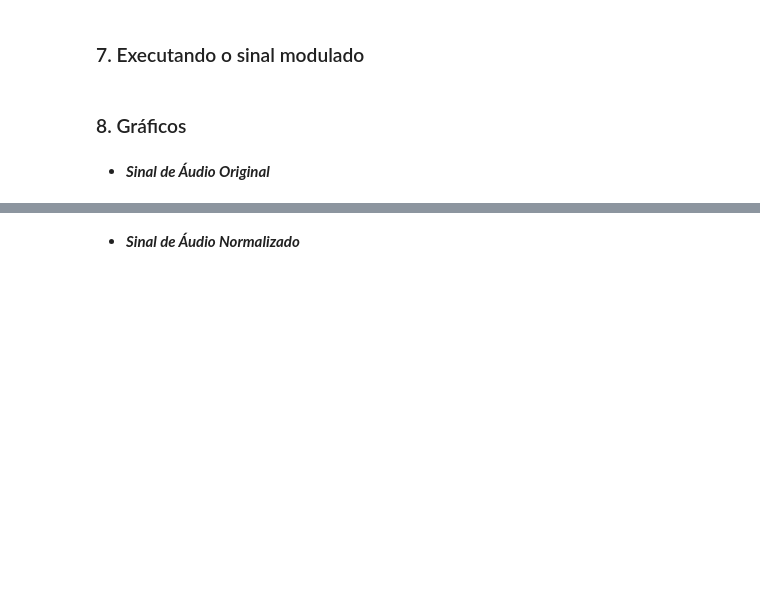
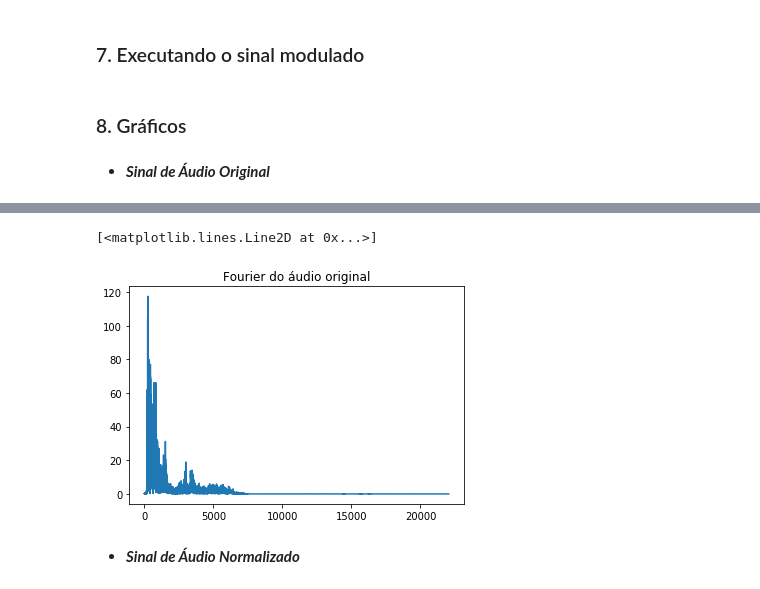
Before and after one commit to williamars/camadaFisica, a Jupyter notebook: Projeto Modulação AM/aplication.ipynb, the cells around one changed output, grey strips where cells are left out. Saved outputs shown, nothing was run; the diff lists cells and outputs as text; code cells hidden in the pictures; blank space fills up the shorter version.

```diff
--- a/Projeto Modulação AM/aplication.ipynb
+++ b/Projeto Modulação AM/aplication.ipynb
@@ -104,8 +111,10 @@ sd.wait()
 # %%
-# X, Y = mySignal.calcFFT(yAudio, fs)
-# plt.title("Fourier do áudio original")
-# plt.plot(X, np.abs(Y))
-# plt.xlim(0, 5000)
+X, Y = mySignal.calcFFT(yAudio, fs)
+plt.title("Fourier do áudio original")
+plt.plot(X, np.abs(Y))
+# %% [output]
+[<matplotlib.lines.Line2D at 0x...>]
+[figure, added]
 # %% [markdown]
 - ***Sinal de Áudio Normalizado***
 # %%
```
Also changed, not shown: parts of 20 cells of this notebook, 1 other file.
